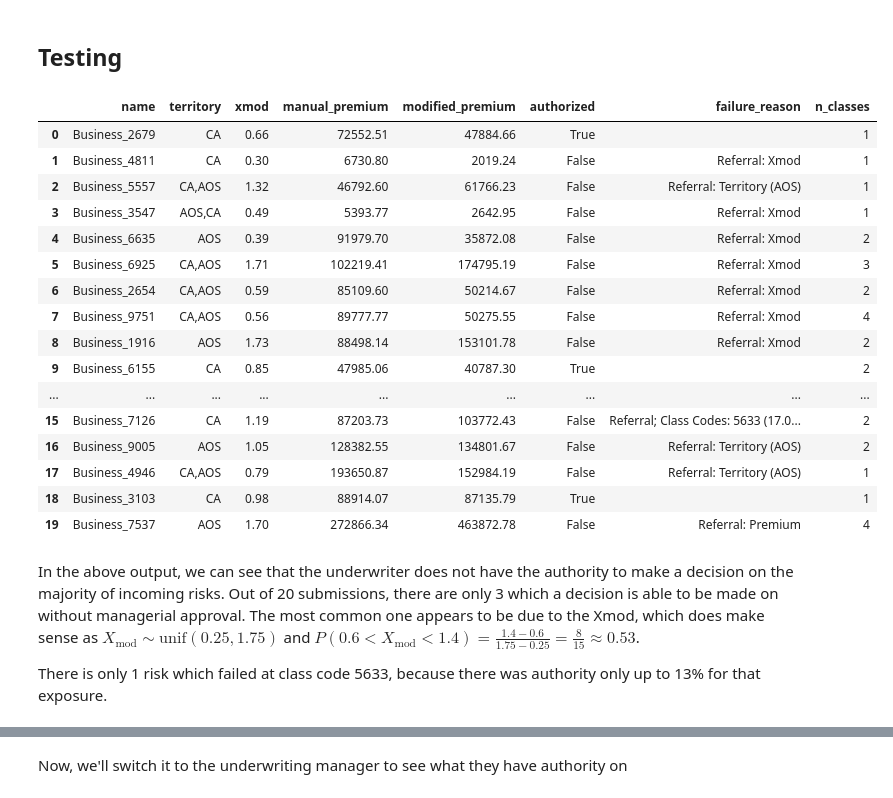
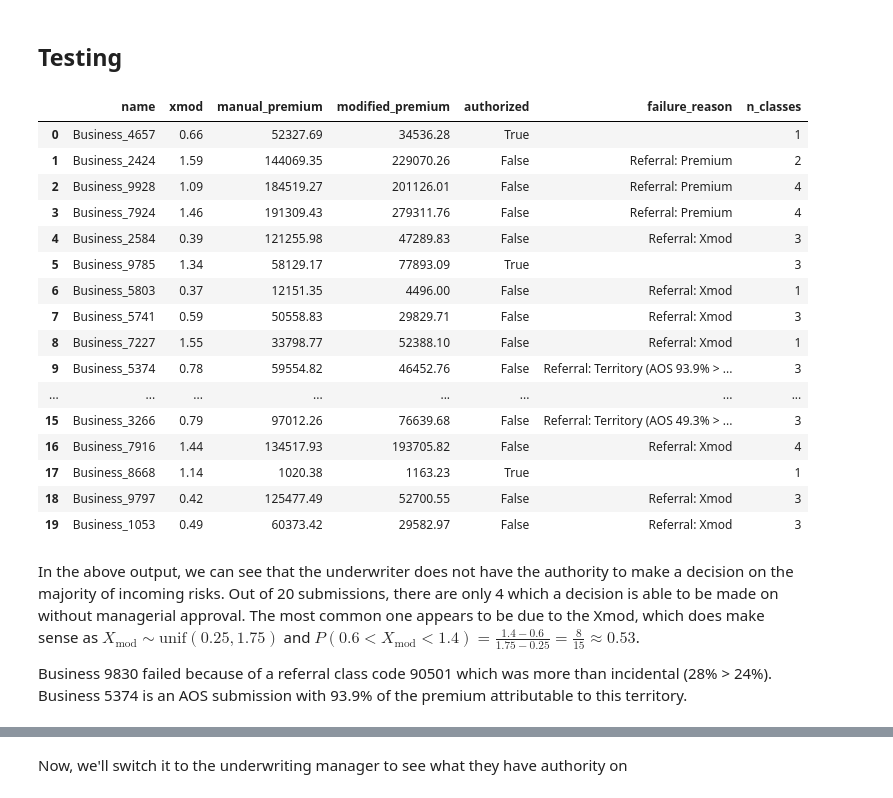
Before and after one commit to jcoeman/Insurance_projects, a Jupyter notebook: ReferralTriggerLogic.ipynb, the cells around one changed output, grey strips where cells are left out. Saved outputs shown, nothing was run; the diff lists cells and outputs as text; code cells hidden in the pictures.

Commit message:
Underwriting Guidelines update
This updated folder now displays AOS authority & derives the territory from the class codes rather than needing a prespecified exposure basis.

```diff
--- a/ReferralTriggerLogic.ipynb
+++ b/ReferralTriggerLogic.ipynb
@@ -227,3 +267,6 @@ mg = Underwriter('Manager', premium_authority = 1000000, xmod_min_authority = 0.
+# %%
+uw = Underwriter('Underwriter', premium_authority = 200000, xmod_min_authority = 0.6, xmod_max_authority = 1.4,territory_authority = 0.25, managerial_level = 0)
+mg = Underwriter('Manager', premium_authority = 1000000, xmod_min_authority = 0.4, xmod_max_authority = 2, territory_authority = 0.75, managerial_level = 1)
 # %% [markdown]
 We will generate random businesses with arbitrary parameters and verify that our underwriters are able to make a decision on them.
 
@@ -231,19 +274,19 @@ For simplicity, this initial implementation will focus on California and All Oth
 
 The `generate_random_submission()` function will randomly select an exposure basis composed of one to four class codes, assign a random experience modification factor (Xmod), and choose territories randomly between “CA” and “AOS.”
 # %%
-def generate_random_submission(possible_states, possible_class_codes):
+def generate_random_submission():
     # Randomly pick exposure basis: 1–4 class codes
     num_classes = random.randint(1, 4)
-    class_codes = random.sample(possible_class_codes, num_classes)
-    exposure_basis = {cc: random.randint(50_000, 2_000_000) for cc in class_codes}
+    selected_codes = random.sample(list(class_guidelines.keys()), num_classes)
+    exposure_basis = {}
+    for cc in selected_codes:
+        info = class_guidelines[cc]
+        exposure_basis[cc] = {
+            "territory": info["territory"],
+            "exposure": random.randint(50_000, 2_000_000)
+        }
     xmod = round(random.uniform(0.25, 1.75), 2)
     # Random territory list (e.g., 1–3 states)
-    territory = random.sample(possible_states, random.randint(1, 2))
     name = f"Business_{random.randint(1000, 9999)}"
-    return {
-        "name": name,
-        "exposure_basis": exposure_basis,
-        "xmod": xmod,
-        "territory": territory,
-    }
+    return Submission(name=name, exposure_basis=exposure_basis, xmod=xmod)
 # %%
@@ -264,52 +304,48 @@ In the following code, we define a list called `subs` containing a list of rando
 random.seed(42)
 subs = []
 for _ in range(20):
-    attrs = generate_random_submission(possible_states = ["CA", "AOS"], possible_class_codes = list(pure_premium_rates.keys()))
-    sub = Submission(**attrs)  # unpack dict into class init
-    subs.append(sub)
+    subs.append(generate_random_submission())
 # %% [markdown]
 ## Testing
 # %%
 def to_row(sub, uw):
     authorized, reason = uw.is_authorized(sub)
-    # Normalize territory to a string for display
-    terr = sub.territory if isinstance(sub.territory, str) else ",".join(sub.territory)
     return {
         "name": sub.name,
-        "territory": terr,
         "xmod": sub.xmod,
         "manual_premium": round(sub.manual_premium, 2),
         "modified_premium": round(sub.modified_premium, 2),
         "authorized": authorized,
         "failure_reason": reason if not authorized else "",
         "n_classes": len(sub.exposure_basis),
     }
 
 uw_authority = [to_row(sub, uw) for sub in subs]
 uw_authority_df = pd.DataFrame(uw_authority)
 display(uw_authority_df)
 # %% [output]
-|  | name | territory | xmod | manual_premium | modified_premium | authorized | failure_reason | n_classes |
-| 0 | Business_2679 | CA | 0.66 | 72552.51 | 47884.66 | True |  | 1 |
-| 1 | Business_4811 | CA | 0.30 | 6730.80 | 2019.24 | False | Referral: Xmod | 1 |
-| 2 | Business_5557 | CA,AOS | 1.32 | 46792.60 | 61766.23 | False | Referral: Territory (AOS) | 1 |
-| 3 | Business_3547 | AOS,CA | 0.49 | 5393.77 | 2642.95 | False | Referral: Xmod | 1 |
-| 4 | Business_6635 | AOS | 0.39 | 91979.70 | 35872.08 | False | Referral: Xmod | 2 |
-| 5 | Business_6925 | CA,AOS | 1.71 | 102219.41 | 174795.19 | False | Referral: Xmod | 3 |
-| 6 | Business_2654 | CA,AOS | 0.59 | 85109.60 | 50214.67 | False | Referral: Xmod | 2 |
-| 7 | Business_9751 | CA,AOS | 0.56 | 89777.77 | 50275.55 | False | Referral: Xmod | 4 |
-| 8 | Business_1916 | AOS | 1.73 | 88498.14 | 153101.78 | False | Referral: Xmod | 2 |
-| 9 | Business_6155 | CA | 0.85 | 47985.06 | 40787.30 | True |  | 2 |
-| ... | ... | ... | ... | ... | ... | ... | ... | ... |
-| 15 | Business_7126 | CA | 1.19 | 87203.73 | 103772.43 | False | Referral; Class Codes: 5633 (17.0... | 2 |
-| 16 | Business_9005 | AOS | 1.05 | 128382.55 | 134801.67 | False | Referral: Territory (AOS) | 2 |
-| 17 | Business_4946 | CA,AOS | 0.79 | 193650.87 | 152984.19 | False | Referral: Territory (AOS) | 1 |
-| 18 | Business_3103 | CA | 0.98 | 88914.07 | 87135.79 | True |  | 1 |
-| 19 | Business_7537 | AOS | 1.70 | 272866.34 | 463872.78 | False | Referral: Premium | 4 |
+|  | name | xmod | manual_premium | modified_premium | authorized | failure_reason | n_classes |
+| 0 | Business_4657 | 0.66 | 52327.69 | 34536.28 | True |  | 1 |
+| 1 | Business_2424 | 1.59 | 144069.35 | 229070.26 | False | Referral: Premium | 2 |
+| 2 | Business_9928 | 1.09 | 184519.27 | 201126.01 | False | Referral: Premium | 4 |
+| 3 | Business_7924 | 1.46 | 191309.43 | 279311.76 | False | Referral: Premium | 4 |
+| 4 | Business_2584 | 0.39 | 121255.98 | 47289.83 | False | Referral: Xmod | 3 |
+| 5 | Business_9785 | 1.34 | 58129.17 | 77893.09 | True |  | 3 |
+| 6 | Business_5803 | 0.37 | 12151.35 | 4496.00 | False | Referral: Xmod | 1 |
+| 7 | Business_5741 | 0.59 | 50558.83 | 29829.71 | False | Referral: Xmod | 3 |
+| 8 | Business_7227 | 1.55 | 33798.77 | 52388.10 | False | Referral: Xmod | 1 |
+| 9 | Business_5374 | 0.78 | 59554.82 | 46452.76 | False | Referral: Territory (AOS 93.9% > ... | 3 |
+| ... | ... | ... | ... | ... | ... | ... | ... |
+| 15 | Business_3266 | 0.79 | 97012.26 | 76639.68 | False | Referral: Territory (AOS 49.3% > ... | 3 |
+| 16 | Business_7916 | 1.44 | 134517.93 | 193705.82 | False | Referral: Xmod | 4 |
+| 17 | Business_8668 | 1.14 | 1020.38 | 1163.23 | True |  | 1 |
+| 18 | Business_9797 | 0.42 | 125477.49 | 52700.55 | False | Referral: Xmod | 3 |
+| 19 | Business_1053 | 0.49 | 60373.42 | 29582.97 | False | Referral: Xmod | 3 |
 # %% [markdown]
-In the above output, we can see that the underwriter does not have the authority to make a decision on the majority of incoming risks. Out of 20 submissions, there are only 3 which a decision is able to be made on without managerial approval. The most common one appears to be due to the Xmod, which does make sense as $X_{\text{mod}} \sim \text{unif}(0.25,1.75)$ and $P(0.6 < X_{\text{mod}} < 1.4) = \frac{1.4-0.6}{1.75-0.25} = \frac{8}{15} \approx 0.53$.
+In the above output, we can see that the underwriter does not have the authority to make a decision on the majority of incoming risks. Out of 20 submissions, there are only 4 which a decision is able to be made on without managerial approval. The most common one appears to be due to the Xmod, which does make sense as $X_{\text{mod}} \sim \text{unif}(0.25,1.75)$ and $P(0.6 < X_{\text{mod}} < 1.4) = \frac{1.4-0.6}{1.75-0.25} = \frac{8}{15} \approx 0.53$.
 
-There is only 1 risk which failed at class code 5633, because there was authority only up to 13% for that exposure.
+Business 9830 failed because of a referral class code 90501 which was more than incidental (28% > 24%).
+Business 5374 is an AOS submission with 93.9% of the premium attributable to this territory.
 # %%
 # Only in authority
 display(uw_authority_df[uw_authority_df["authorized"]])
```
Also changed, not shown: parts of 12 cells of this notebook.
